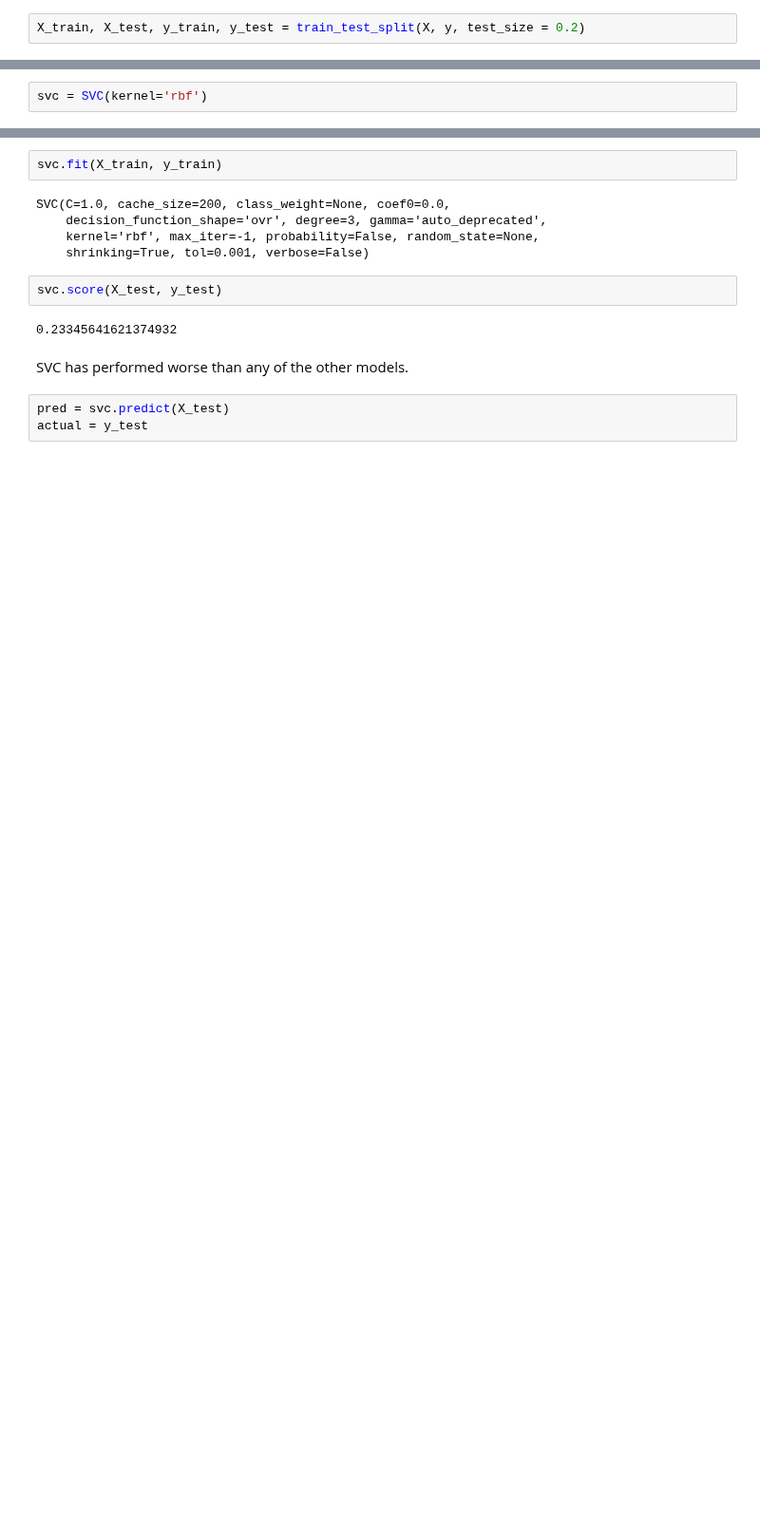
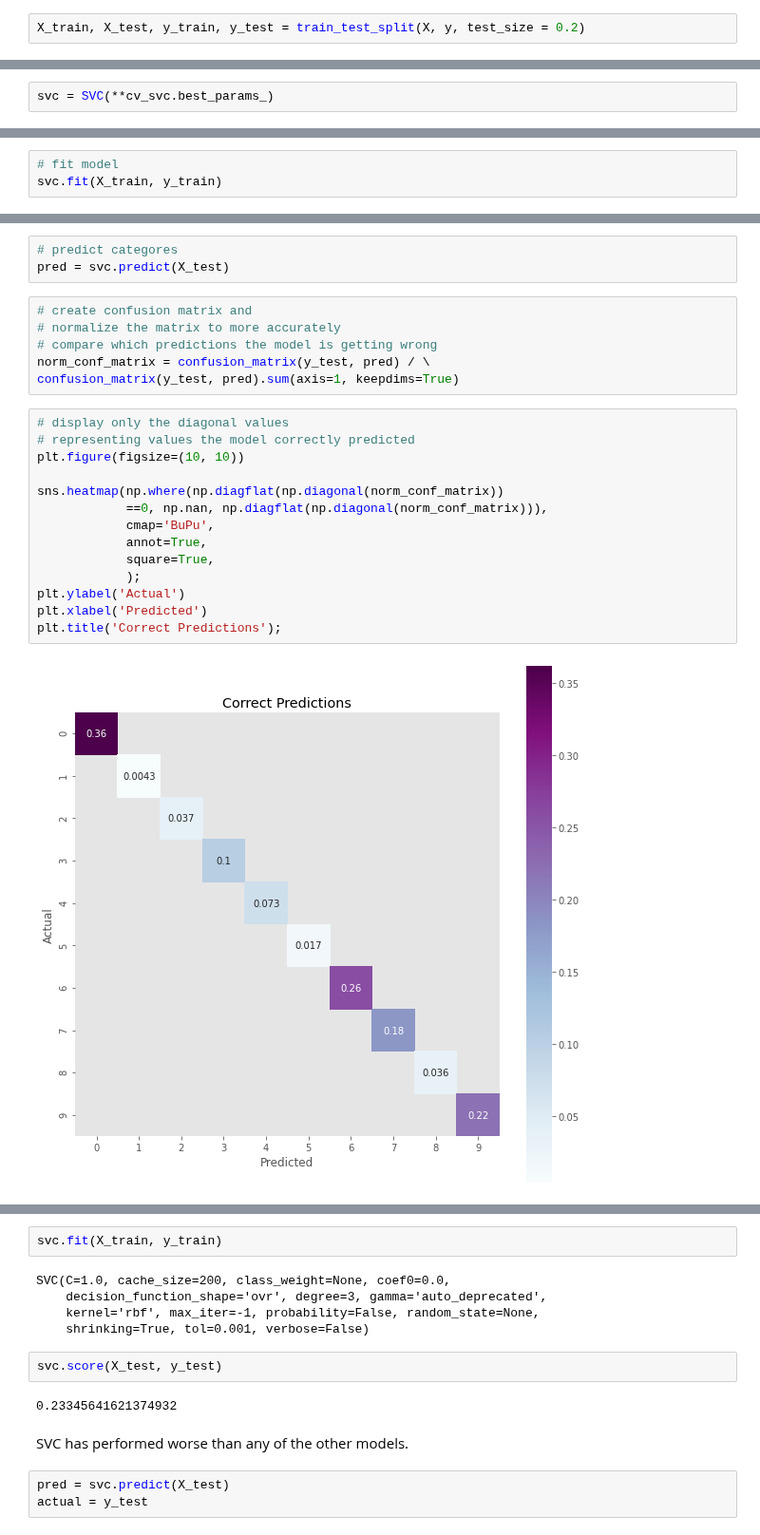
Before and after one commit to mrkjhsn/Not_for_Profit_Compensation_Modeling, a Jupyter notebook: 08.modeling_svc.ipynb, the cells around one changed output, grey strips where cells are left out. Shown at 95% size. Saved outputs shown, nothing was run; the diff lists cells and outputs as text; blank space fills up the shorter version.

```diff
--- a/08.modeling_svc.ipynb
+++ b/08.modeling_svc.ipynb
@@ -61,2 +104,2 @@ X_train, X_test, y_train, y_test = train_test_split(X, y, test_size = 0.2)
 # %%
-svc = SVC(kernel='rbf')
+svc = SVC(**cv_svc.best_params_)
@@ -64,0 +106,3 @@ svc = SVC(kernel='rbf')
+# %%
+# fit model
+svc.fit(X_train, y_train)
@@ -64,0 +124,25 @@ svc = SVC(kernel='rbf')
+# %%
+# predict categores
+pred = svc.predict(X_test)
+# %%
+# create confusion matrix and
+# normalize the matrix to more accurately
+# compare which predictions the model is getting wrong
+norm_conf_matrix = confusion_matrix(y_test, pred) / \
+confusion_matrix(y_test, pred).sum(axis=1, keepdims=True)
+# %%
+# display only the diagonal values
+# representing values the model correctly predicted
+plt.figure(figsize=(10, 10))
+
+sns.heatmap(np.where(np.diagflat(np.diagonal(norm_conf_matrix))
+            ==0, np.nan, np.diagflat(np.diagonal(norm_conf_matrix))),
+            cmap='BuPu',
+            annot=True,
+            square=True,
+            );
+plt.ylabel('Actual')
+plt.xlabel('Predicted')
+plt.title('Correct Predictions');
+# %% [output]
+[figure, added]
```
Also changed, not shown: parts of 37 cells of this notebook.
